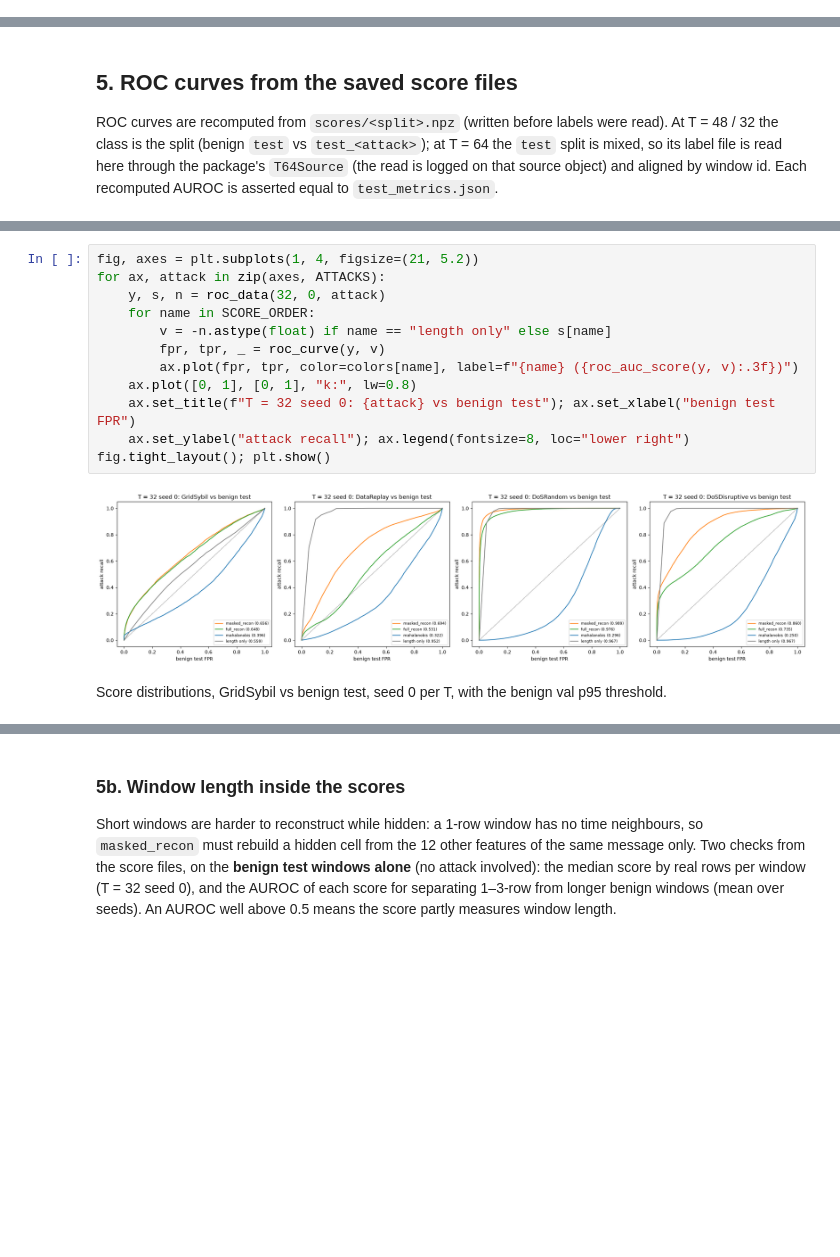
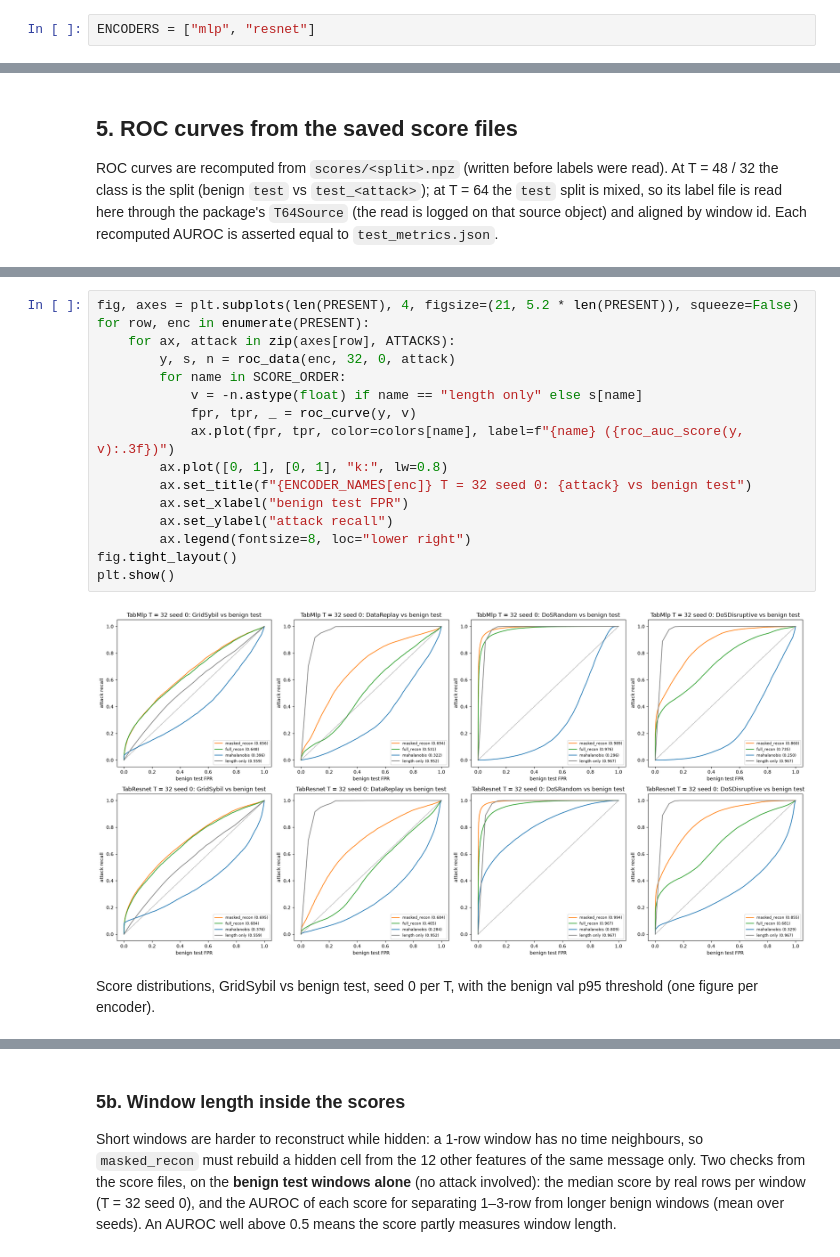
Before and after one commit to bibekgupta3333/sybil-llm, a Jupyter notebook: task/masked_autoencoder/masked_autoencoder.ipynb, the cells around one changed output, grey strips where cells are left out. Cells and saved outputs as stored; diff of their text form; blank space fills up the shorter version.

```diff
--- a/task/masked_autoencoder/masked_autoencoder.ipynb
+++ b/task/masked_autoencoder/masked_autoencoder.ipynb
@@ -20 +25,3 @@ one-class ConvAE, 7 analysis. Side experiment, not the thesis TimesNet model.
+# %%
+ENCODERS = ["mlp", "resnet"]
 # %% [markdown]
@@ -552,17 +748,21 @@ T = 32, the four attacks vs benign test (seed 0, three scores + length only).
 # %%
-fig, axes = plt.subplots(1, 4, figsize=(21, 5.2))
-for ax, attack in zip(axes, ATTACKS):
-    y, s, n = roc_data(32, 0, attack)
-    for name in SCORE_ORDER:
-        v = -n.astype(float) if name == "length only" else s[name]
-        fpr, tpr, _ = roc_curve(y, v)
-        ax.plot(fpr, tpr, color=colors[name], label=f"{name} ({roc_auc_score(y, v):.3f})")
-    ax.plot([0, 1], [0, 1], "k:", lw=0.8)
-    ax.set_title(f"T = 32 seed 0: {attack} vs benign test"); ax.set_xlabel("benign test FPR")
-    ax.set_ylabel("attack recall"); ax.legend(fontsize=8, loc="lower right")
-fig.tight_layout(); plt.show()
+fig, axes = plt.subplots(len(PRESENT), 4, figsize=(21, 5.2 * len(PRESENT)), squeeze=False)
+for row, enc in enumerate(PRESENT):
+    for ax, attack in zip(axes[row], ATTACKS):
+        y, s, n = roc_data(enc, 32, 0, attack)
+        for name in SCORE_ORDER:
+            v = -n.astype(float) if name == "length only" else s[name]
+            fpr, tpr, _ = roc_curve(y, v)
+            ax.plot(fpr, tpr, color=colors[name], label=f"{name} ({roc_auc_score(y, v):.3f})")
+        ax.plot([0, 1], [0, 1], "k:", lw=0.8)
+        ax.set_title(f"{ENCODER_NAMES[enc]} T = 32 seed 0: {attack} vs benign test")
+        ax.set_xlabel("benign test FPR")
+        ax.set_ylabel("attack recall")
+        ax.legend(fontsize=8, loc="lower right")
+fig.tight_layout()
+plt.show()
 # %% [output]
-[figure, old version]
+[figure, new version]
 # %% [markdown]
-Score distributions, GridSybil vs benign test, seed 0 per T, with the benign val p95 threshold.
+Score distributions, GridSybil vs benign test, seed 0 per T, with the benign val p95 threshold (one figure per encoder).
 # %%
```
Also changed, not shown: parts of 38 cells of this notebook, 35 other files.
